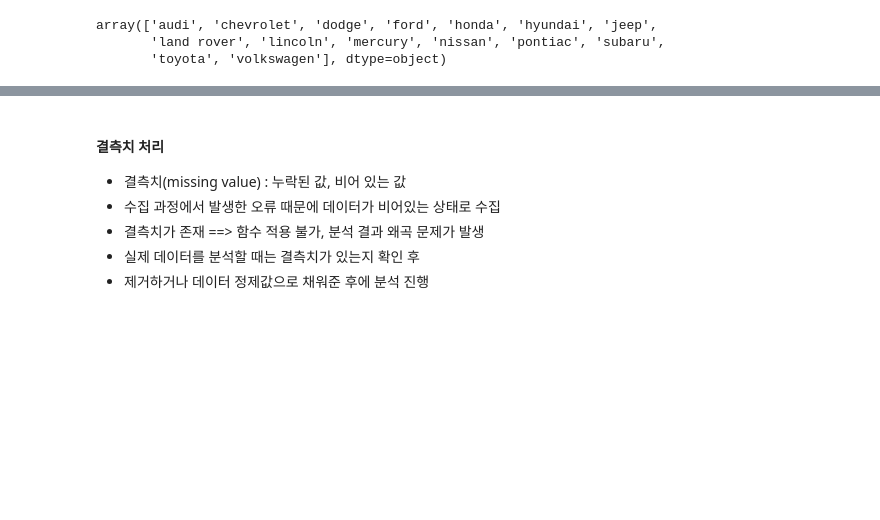
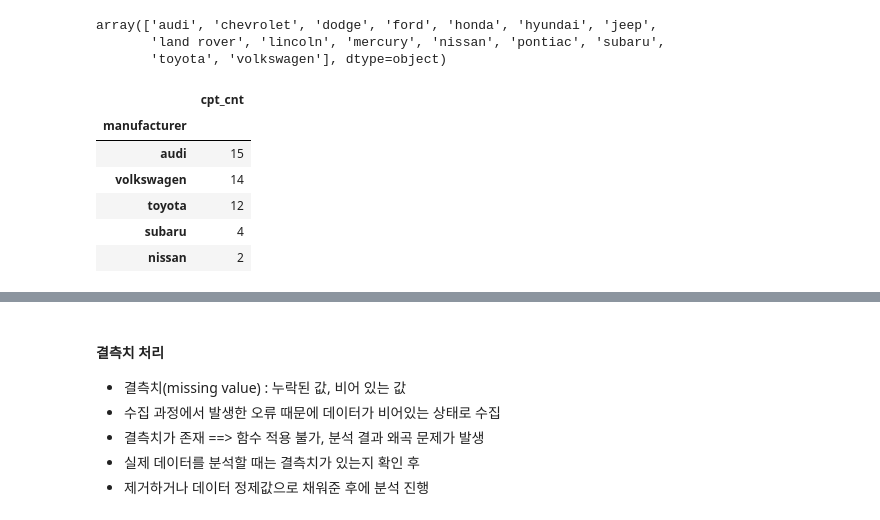
Before and after one commit to Jang-jw/Python, a Jupyter notebook: ex10_Pandas.ipynb, the cells around one changed output, grey strips where cells are left out. Drawn from its saved outputs; the diff is of its cells as text; code cells hidden in the pictures; blank space fills up the shorter version.

```diff
--- a/ex10_Pandas.ipynb
+++ b/ex10_Pandas.ipynb
@@ -1475,6 +1475,15 @@ array(['audi', 'chevrolet', 'dodge', 'ford', 'honda', 'hyundai', 'jeep',
        'land rover', 'lincoln', 'mercury', 'nissan', 'pontiac', 'subaru',
        'toyota', 'volkswagen'], dtype=object)
 # %%
-a=mpg.query('category=="compact"').groupby('manufacturer').agg(cpt_cnt=('category','count'))
+result=mpg.query('category=="compact"').groupby('manufacturer').agg(cpt_cnt=('category','count'))
+result.sort_values(by='cpt_cnt',ascending=False)
+# %% [output]
+|  | cpt_cnt |
+| manufacturer |  |
+| audi | 15 |
+| volkswagen | 14 |
+| toyota | 12 |
+| subaru | 4 |
+| nissan | 2 |
 # %%
 cty_mean=mpg.groupby('category').agg(cty_mean=('cty','mean'))
```
Also changed, not shown: parts of 39 cells of this notebook.
